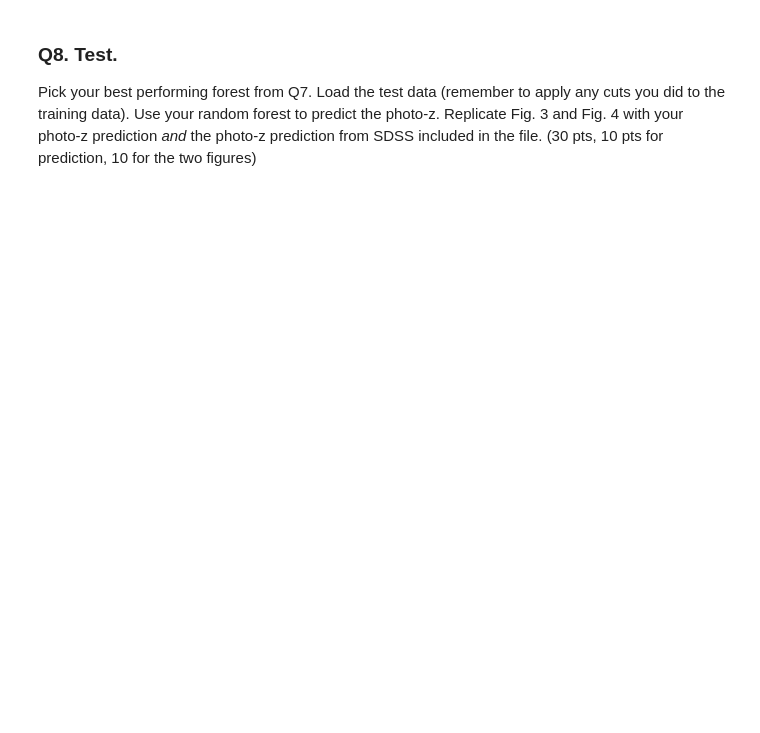
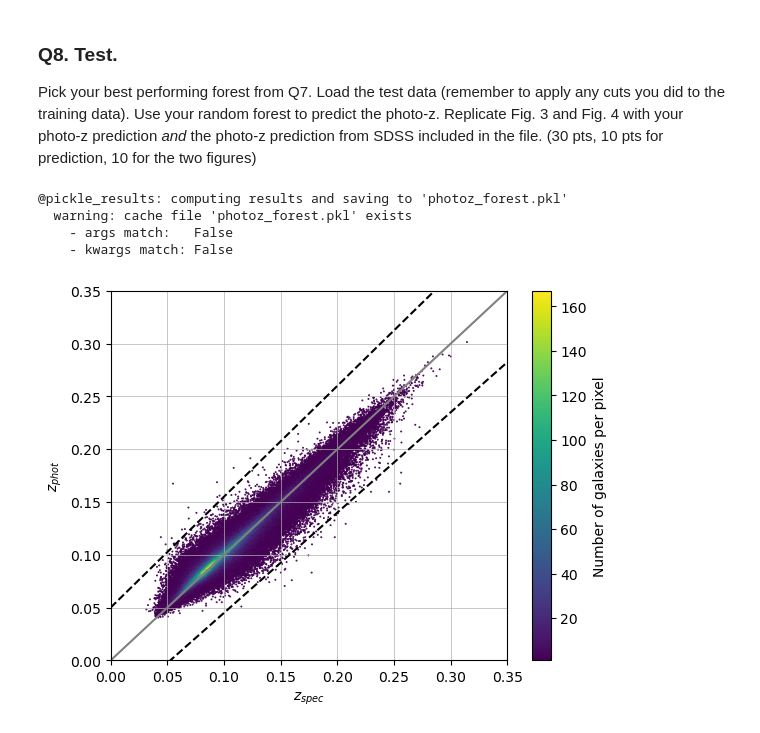
Before and after one commit to gnarayan/ast596_2023_Spring, a Jupyter notebook: homework/AidanBerres/06/HW06+7.ipynb, the cells around one changed output. Cells and saved outputs as stored; diff of their text form; code cells hidden in the pictures; blank space fills up the shorter version.

```diff
--- a/homework/AidanBerres/06/HW06+7.ipynb
+++ b/homework/AidanBerres/06/HW06+7.ipynb
@@ -167,3 +301,27 @@ Using `n_estimators` (i.e. number of trees) in (5, 20, 50, 200, 500), train a ra
 ### Q8. Test.
 
 Pick your best performing forest from Q7. Load the test data (remember to apply any cuts you did to the training data). Use your random forest to predict the photo-z. Replicate Fig. 3 and Fig. 4 with your photo-z prediction *and* the photo-z prediction from SDSS included in the file. (30 pts, 10 pts for prediction, 10 for the two figures)
+# %%
+
+zft,zfit=compute_photoz_forest(n_estimators[np.argmax(os)],bruh=True)
+# %% [output]
+@pickle_results: computing results and saving to 'photoz_forest.pkl'
+  warning: cache file 'photoz_forest.pkl' exists
+    - args match:   False
+    - kwargs match: False
+# %%
+plt.hexbin(zft[::,1],zft[::,3],mincnt=1,gridsize=500);
+# plt.plot(zft[:,3],zft[:,3])
+# plt.plot(zft[:,1],zft[:,1])
+ex = np.linspace(0,0.35,50)
+plt.plot(ex,-0.05*(1+ex)+ex,ls='--',c='k')
+plt.plot(ex,0.05*(1+ex)+ex,ls='--',c='k')
+plt.plot(ex,ex,c='grey')
+plt.xlabel(r'$z_{spec}$')
+plt.ylabel(r'$z_{phot}$')
+plt.xlim(0,0.35)
+plt.ylim(0,0.35)
+plt.grid(linewidth=0.5)
+plt.colorbar(label='Number of galaxies per pixel');
+# %% [output]
+[figure, added]
```
Also changed, not shown: parts of 18 cells of this notebook.
